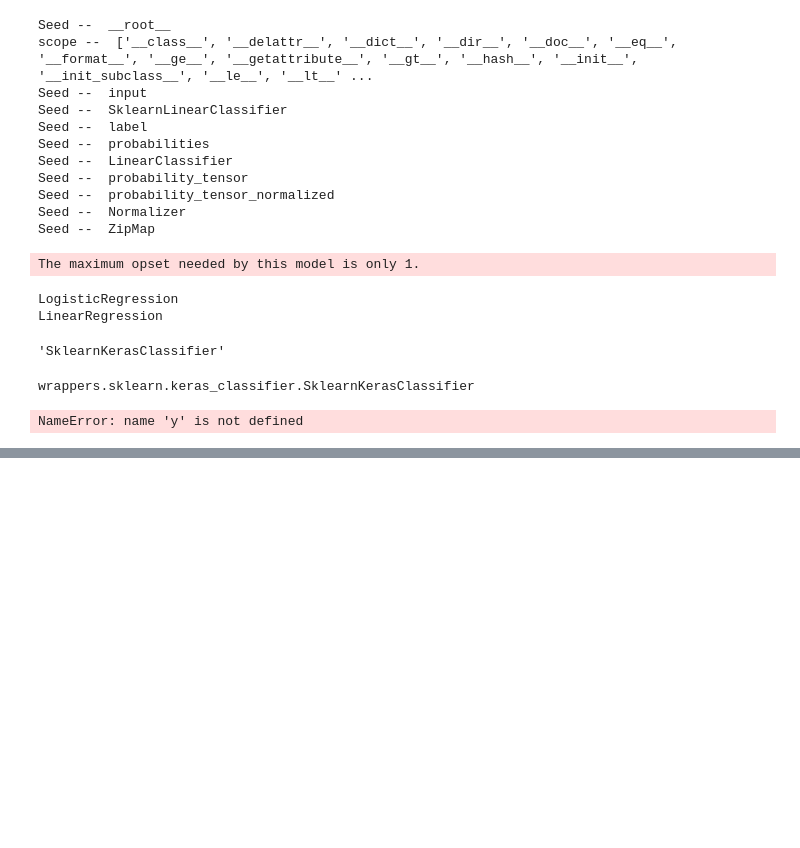
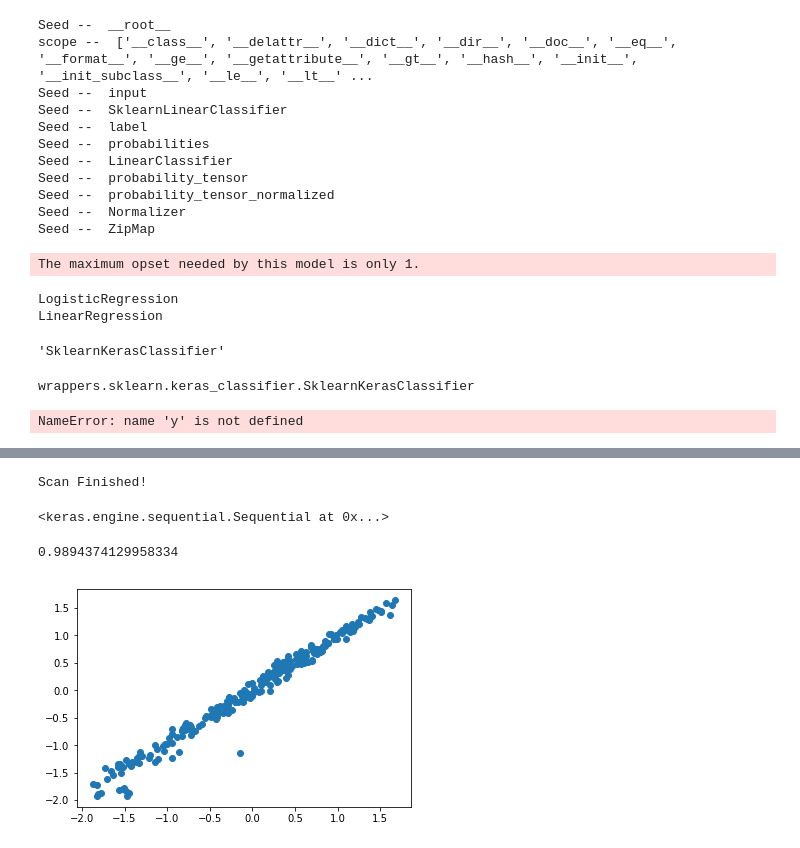
Before and after one commit to shakkeel1330/cook-imly, a Jupyter notebook: imly/experiment.ipynb, the cells around one changed output, grey strips where cells are left out. Cells and saved outputs as stored; diff of their text form; code cells hidden in the pictures; blank space fills up the shorter version.

```diff
--- a/imly/notebooks/experiment.ipynb
+++ b/imly/experiment.ipynb
@@ -919,0 +944,53 @@ ModuleNotFoundError: No module named 'utils.model_mapping'
+# %%
+### Testing CCC ###
+
+import automation_script
+import pandas as pd
+import numpy as np
+from os import path
+from sklearn.preprocessing import StandardScaler
+from sklearn.model_selection import train_test_split
+
+dataset_name = "uci_auto_mpg"
+dataset_info = automation_script.get_dataset_info(dataset_name)
+
+data = pd.read_csv("../data/uci_auto_mpg.csv", delimiter=",", header=0, index_col='car name')
+data = data[data.horsepower != '?']
+sc = StandardScaler()
+data = sc.fit_transform(data)
+data = pd.DataFrame(data)
+
+
+Y = data.iloc[:,1]
+X = data.iloc[:,2:]
+
+x_train, x_test, y_train, y_test = train_test_split(X, Y, test_size=0.60, random_state=0)
+
+model = LinearRegression()
+
+m = dope(model)
+
+x_train = x_train.values
+y_train = y_train.values
+
+m.fit(x_train, y_train)
+# %% [output]
+Scan Finished!
+<keras.engine.sequential.Sequential at 0x...>
+# %%
+model.fit(x_train, y_train)
+sklearn_pred = model.predict(x_test)
+keras_pred = m.predict(x_test)
+# %%
+from utils.correlations import concordance_correlation_coefficient as ccc
+
+ccc(sklearn_pred, keras_pred)
+# %% [output]
+0.9894374129958334
+# %%
+import matplotlib.pyplot as plt
+
+plt.scatter(sklearn_pred, keras_pred)
+plt.show()
+# %% [output]
+[figure, added]
```
Also changed, not shown: parts of 4 cells of this notebook, 9 other files.
